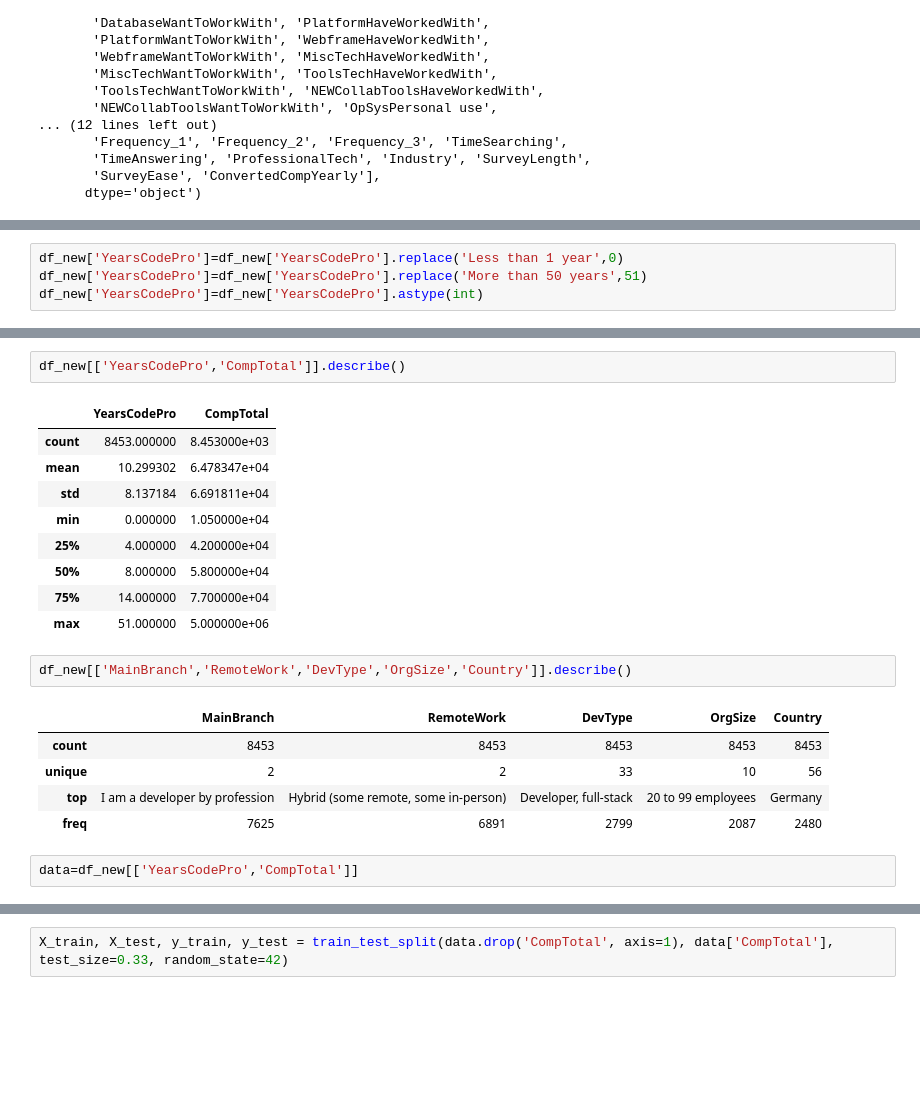
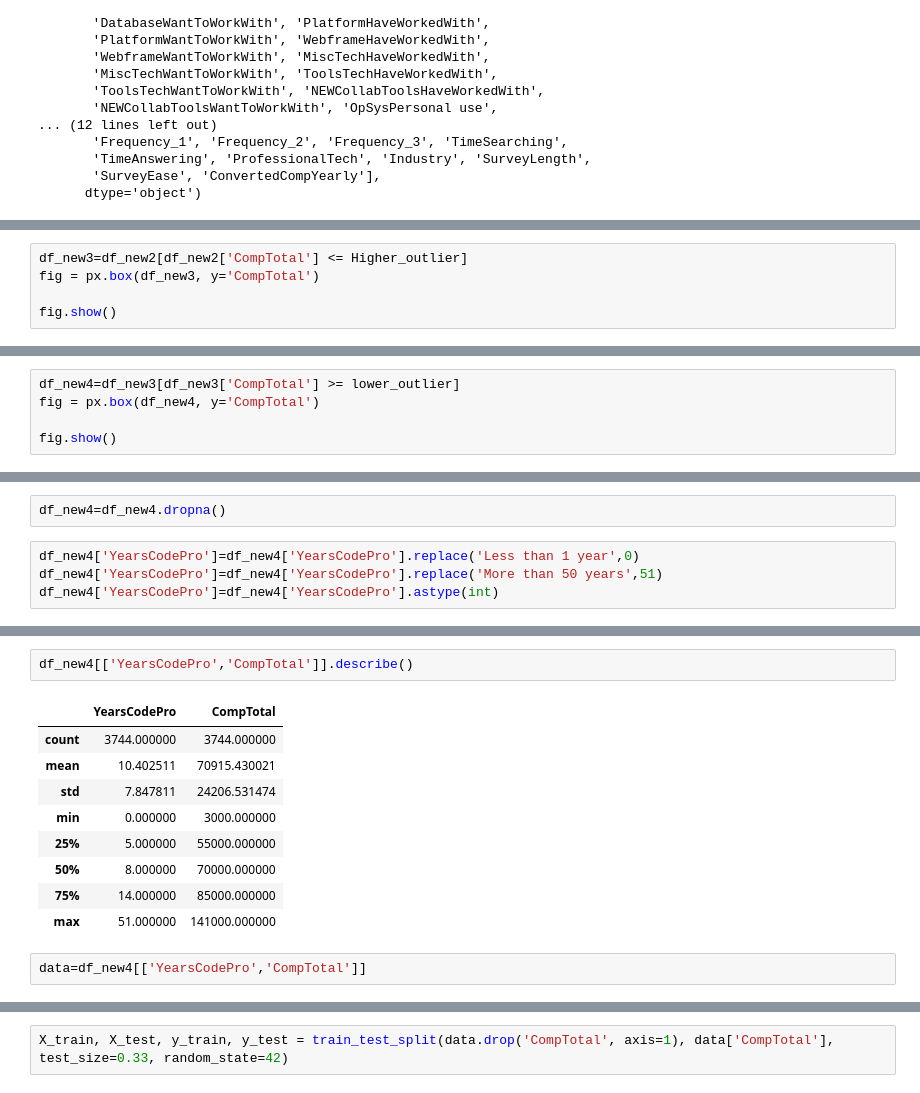
Before and after one commit to Afsoon-Ghazanfari/Salary-Predictor, a Jupyter notebook: main.ipynb, the cells around one changed output, grey strips where cells are left out. Drawn from its saved outputs; the diff is of its cells as text; blank space fills up the shorter version.

```diff
--- a/main.ipynb
+++ b/main.ipynb
@@ -146,0 +186,5 @@ dtype: object
+# %%
+df_new3=df_new2[df_new2['CompTotal'] <= Higher_outlier]
+fig = px.box(df_new3, y='CompTotal')
+
+fig.show()
@@ -146,0 +197,5 @@ dtype: object
+# %%
+df_new4=df_new3[df_new3['CompTotal'] >= lower_outlier]
+fig = px.box(df_new4, y='CompTotal')
+
+fig.show()
@@ -147,4 +242,6 @@ dtype: object
+# %%
+df_new4=df_new4.dropna()
 # %%
-df_new['YearsCodePro']=df_new['YearsCodePro'].replace('Less than 1 year',0)
-df_new['YearsCodePro']=df_new['YearsCodePro'].replace('More than 50 years',51)
-df_new['YearsCodePro']=df_new['YearsCodePro'].astype(int)
+df_new4['YearsCodePro']=df_new4['YearsCodePro'].replace('Less than 1 year',0)
+df_new4['YearsCodePro']=df_new4['YearsCodePro'].replace('More than 50 years',51)
+df_new4['YearsCodePro']=df_new4['YearsCodePro'].astype(int)
@@ -201,25 +324,17 @@ Index(['MainBranch', 'RemoteWork', 'YearsCodePro', 'DevType', 'OrgSize',
 # %%
-df_new[['YearsCodePro','CompTotal']].describe()
+df_new4[['YearsCodePro','CompTotal']].describe()
 # %% [output]
 |  | YearsCodePro | CompTotal |
-| count | 8453.000000 | 8.453000e+03 |
-| mean | 10.299302 | 6.478347e+04 |
-| std | 8.137184 | 6.691811e+04 |
-| min | 0.000000 | 1.050000e+04 |
-| 25% | 4.000000 | 4.200000e+04 |
-| 50% | 8.000000 | 5.800000e+04 |
-| 75% | 14.000000 | 7.700000e+04 |
-| max | 51.000000 | 5.000000e+06 |
+| count | 3744.000000 | 3744.000000 |
+| mean | 10.402511 | 70915.430021 |
+| std | 7.847811 | 24206.531474 |
+| min | 0.000000 | 3000.000000 |
+| 25% | 5.000000 | 55000.000000 |
+| 50% | 8.000000 | 70000.000000 |
+| 75% | 14.000000 | 85000.000000 |
+| max | 51.000000 | 141000.000000 |
-# %%
-df_new[['MainBranch','RemoteWork','DevType','OrgSize','Country']].describe()
-# %% [output]
-|  | MainBranch | RemoteWork | DevType | OrgSize | Country |
-| count | 8453 | 8453 | 8453 | 8453 | 8453 |
-| unique | 2 | 2 | 33 | 10 | 56 |
-| top | I am a developer by profession | Hybrid (some remote, some in-person) | Developer, full-stack | 20 to 99 employees | Germany |
-| freq | 7625 | 6891 | 2799 | 2087 | 2480 |
 # %%
-data=df_new[['YearsCodePro','CompTotal']]
+data=df_new4[['YearsCodePro','CompTotal']]
 # %%
 data.CompTotal.max()
 # %% [output]
```
Also changed, not shown: parts of 32 cells of this notebook.
